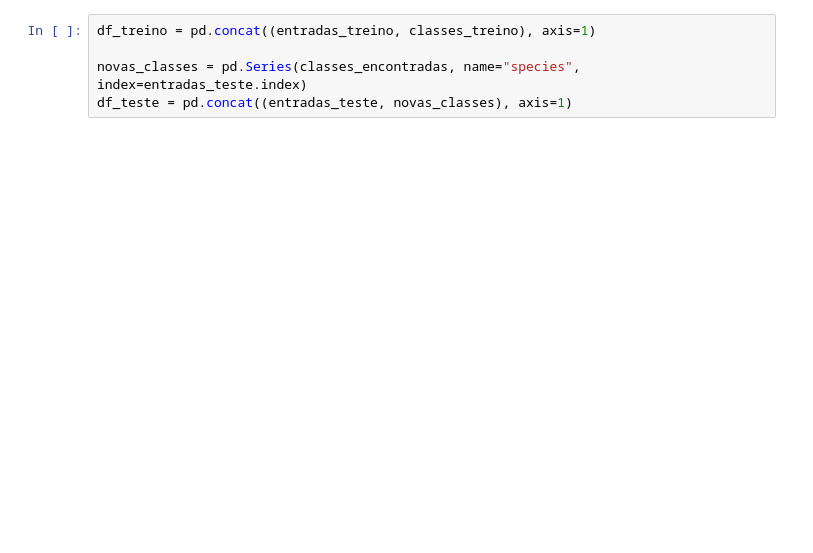
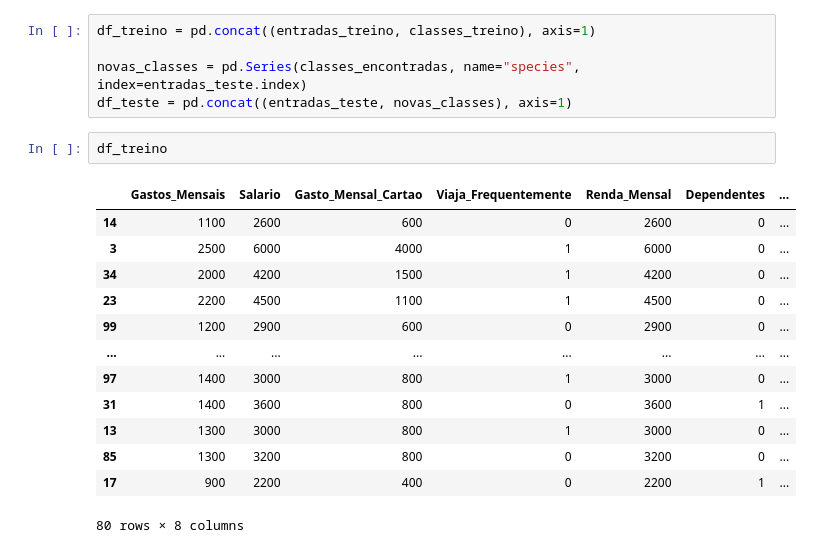
Before and after one commit to gabrielmendesoficial/cgeniusIA, a Jupyter notebook: tratamento_dados.ipynb, the cells around one changed output. Cells and saved outputs as stored; diff of their text form; blank space fills up the shorter version.

```diff
--- a/tratamento_dados.ipynb
+++ b/tratamento_dados.ipynb
@@ -106,3 +158,19 @@ df_treino = pd.concat((entradas_treino, classes_treino), axis=1)
 
 novas_classes = pd.Series(classes_encontradas, name="species", index=entradas_teste.index)
 df_teste = pd.concat((entradas_teste, novas_classes), axis=1)
+# %%
+df_treino
+# %% [output]
+|  | Gastos_Mensais | Salario | Gasto_Mensal_Cartao | Viaja_Frequentemente | Renda_Mensal | Dependentes | ... |
+| 14 | 1100 | 2600 | 600 | 0 | 2600 | 0 | ... |
+| 3 | 2500 | 6000 | 4000 | 1 | 6000 | 0 | ... |
+| 34 | 2000 | 4200 | 1500 | 1 | 4200 | 0 | ... |
+| 23 | 2200 | 4500 | 1100 | 1 | 4500 | 0 | ... |
+| 99 | 1200 | 2900 | 600 | 0 | 2900 | 0 | ... |
+| ... | ... | ... | ... | ... | ... | ... | ... |
+| 97 | 1400 | 3000 | 800 | 1 | 3000 | 0 | ... |
+| 31 | 1400 | 3600 | 800 | 0 | 3600 | 1 | ... |
+| 13 | 1300 | 3000 | 800 | 1 | 3000 | 0 | ... |
+| 85 | 1300 | 3200 | 800 | 0 | 3200 | 0 | ... |
+| 17 | 900 | 2200 | 400 | 0 | 2200 | 1 | ... |
+80 rows × 8 columns
```
Also changed, not shown: parts of 28 cells of this notebook, 20 other files.
